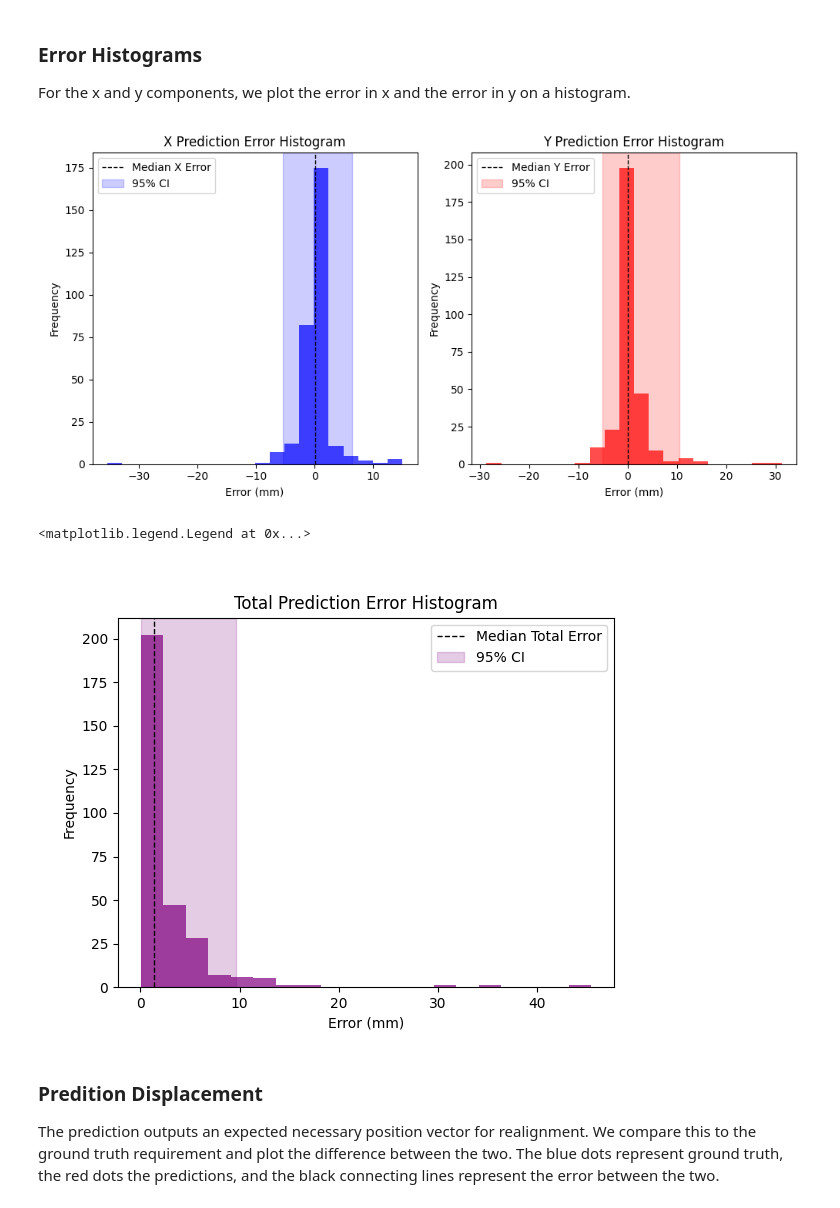
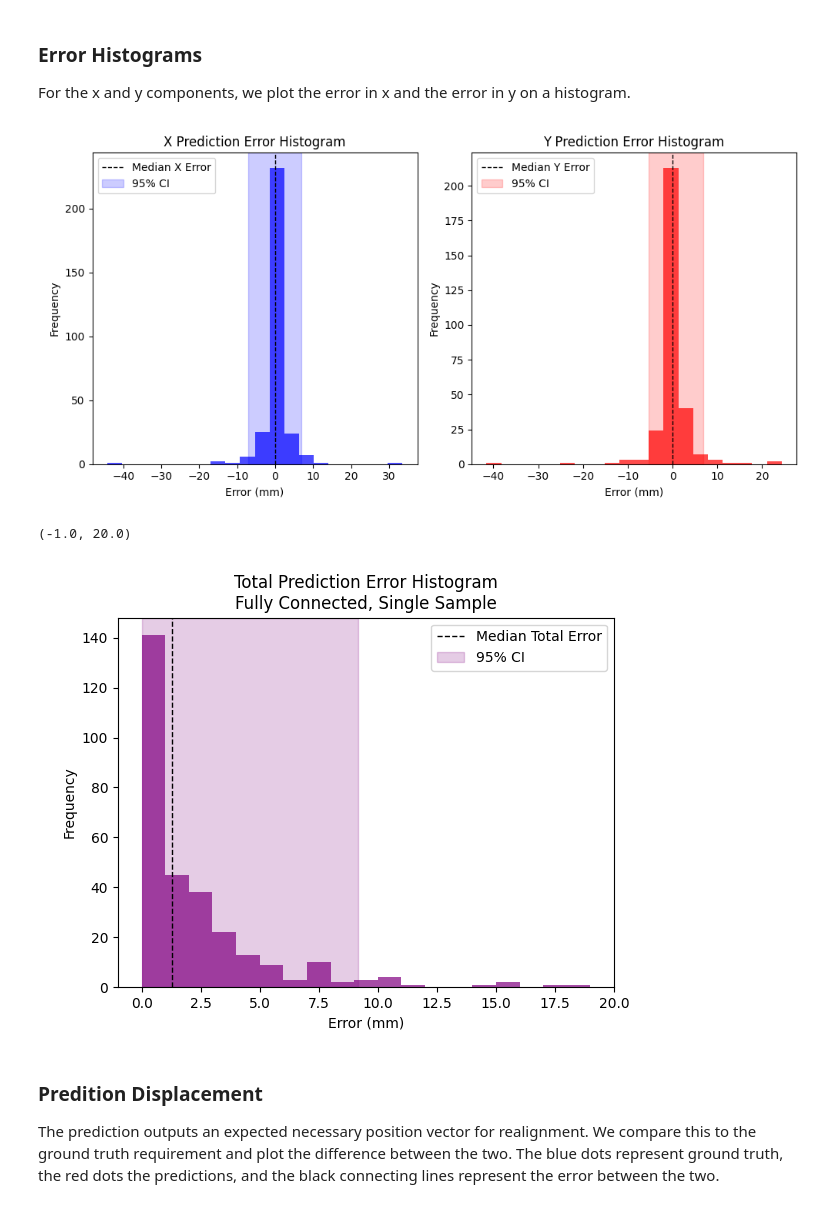
Before and after one commit to aechoi/smart-suction, a Jupyter notebook: src/capcup/forward_inverse_model.ipynb, the cells around one changed output. Saved outputs shown, nothing was run; the diff lists cells and outputs as text; code cells hidden in the pictures.

```diff
--- a/src/capcup/forward_inverse_model.ipynb
+++ b/src/capcup/forward_inverse_model.ipynb
@@ -250,11 +250,12 @@ def eval_loop(dataloader, model, loss_fn):
     return test_loss
 
 model = InverseTranslationModel()
+model = model.to(device)
 
 loss_fn = nn.MSELoss()
 num_epochs = 5000
 learning_rate = 1e-3
-patience = 100
+patience = 50
 
 optimizer = torch.optim.Adam(model.parameters(), lr=learning_rate)
 
@@ -317,7 +318,7 @@ for X, y in test_dataset:
 
     tX = torch.tensor(X).to(device)
     pred = model(tX.unsqueeze(0))
-    pred = pred.detach().numpy().flatten()
+    pred = pred.cpu().detach().numpy().flatten()
 
     pred_xs.append(pred[0])
     pred_ys.append(pred[1])
@@ -373,20 +374,21 @@ axs[1].axvspan(xmin=np.quantile(error_y, 0.025), xmax=np.quantile(error_y, 0.975
 axs[1].legend()
 plt.tight_layout()
 # %% [output]
-[figure, old version]
+[figure, new version]
 # %%
 fig, ax = plt.subplots()
 error = np.sqrt(error_x**2 + error_y**2)
-ax.hist(error, bins=20, color='purple', alpha=0.7)
-ax.set_title('Total Prediction Error Histogram')
+ax.hist(error, bins=np.arange(20), color='purple', alpha=0.7)
+ax.set_title('Total Prediction Error Histogram\nFully Connected, Single Sample')
 ax.set_xlabel('Error (mm)')
 ax.set_ylabel('Frequency')
 ax.axvline(x=np.median(error), color='k', linestyle='dashed', linewidth=1, label="Median Total Error")
 ax.axvspan(xmin=np.quantile(error, 0), xmax=np.quantile(error, 0.95), color='purple', alpha=0.2, label='95% CI')
 ax.legend()
+ax.set_xlim([-1, 20])
 # %% [output]
-<matplotlib.legend.Legend at 0x...>
+(-1.0, 20.0)
-[figure, old version]
+[figure, new version]
 # %% [markdown]
 ### Predition Displacement
 The prediction outputs an expected necessary position vector for realignment. We compare this to the ground truth requirement and plot the difference between the two. The blue dots represent ground truth, the red dots the predictions, and the black connecting lines represent the error between the two.
```
Also changed, not shown: parts of 6 cells of this notebook, 9 other files.
